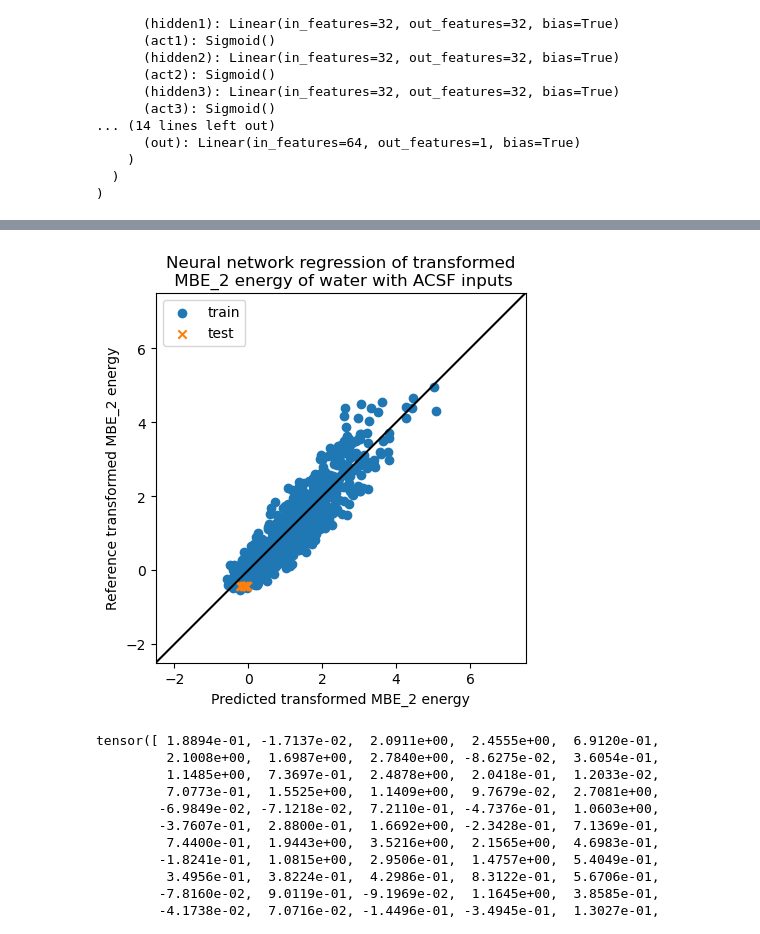
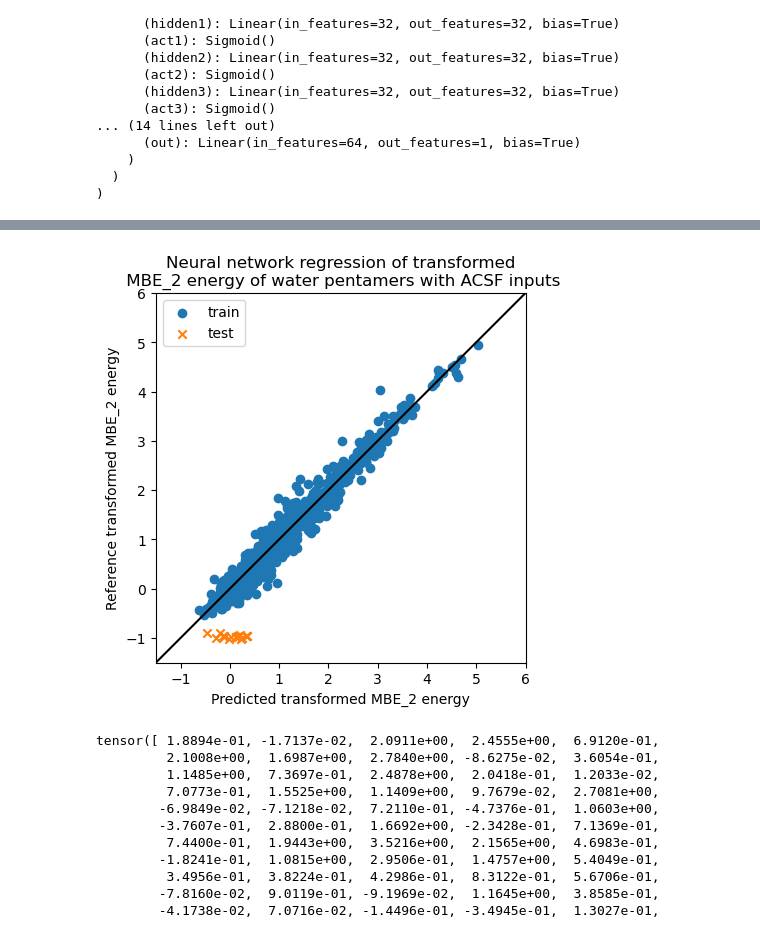
Before and after one commit to QCUncertainty/WaterCluster, a Jupyter notebook: scripts/MBE-ACSF.ipynb, the cells around one changed output, grey strips where cells are left out. Drawn from its saved outputs; the diff is of its cells as text; code cells hidden in the pictures.

```diff
--- a/scripts/MBE-ACSF.ipynb
+++ b/scripts/MBE-ACSF.ipynb
@@ -374,9 +374,9 @@ def f_loss(E_pred, E_train):
     return loss(E_pred, E_train)
 
 # Optimizer
-optimizer = torch.optim.Adam(mymodel.parameters(), lr=1e-2)
+optimizer = torch.optim.Adam(mymodel.parameters(), lr=7e-3)
 
-epochs = 1000
+epochs = 10000
 
 for t in range(epochs):
     # Zero the gradients before running the backward pass.
@@ -431,37 +440,37 @@ trans_e_pred_1000_train = []
 for struc in strucs_G_train_1000:
     trans_e_pred_1000_train.append(mymodel.forward(struc).detach())
 
 trans_e_pred_1000_train = np.asarray(trans_e_pred_1000_train)
 
 trans_e_pred_test = []
 
 for struc in strucs_G_test:
     trans_e_pred_test.append(mymodel.forward(struc).detach())
 
 trans_e_pred_test = np.asarray(trans_e_pred_test)
 # trans_e_pred_test = mymodel.forward(strucs_G_test)
 
 # print(trans_e_pred_test.size(),trans_e_test.size())
 
 # sys.exit()
 
 # plt.scatter(trans_e_pred_100_train.detach().cpu().numpy(), trans_e_100_train, marker = "o", label = "train")
 plt.scatter(trans_e_pred_1000_train, trans_mbe2_1000_train, marker = "o", label = "train")
 # plt.scatter(trans_e_pred_test.detach().cpu().numpy(), trans_e_test, marker = "x", label = "test")
-plt.scatter(trans_e_pred_test, trans_mbe1_1000_test, marker = "x", label = "test")
+plt.scatter(trans_e_pred_test, trans_mbe2_1000_test, marker = "x", label = "test")
 plt.plot(np.arange(-2.5,8.0), np.arange(-2.5,8.0), color = "black") # the digonal line for reference
 plt.xlabel("Predicted transformed MBE_2 energy")
 plt.ylabel("Reference transformed MBE_2 energy")
 plt.legend()
 plt.title("Neural network regression of transformed\n MBE_2 energy of water pentamers with ACSF inputs")
 ax = plt.gca() #you first need to get the axis handle
 ax.set_aspect(1.0)
-ax.set_xlim([-2.5, 7.5])
-ax.set_ylim([-2.5, 7.5])
+ax.set_xlim([-1.5, 6.0])
+ax.set_ylim([-1.5, 6.0])
 
 plt.show()
 # %% [output]
-[figure, old version]
+[figure, new version]
 # %%
 trans_mbe2_1000_train
 # %% [output]
```
Also changed, not shown: parts of 4 cells of this notebook.
